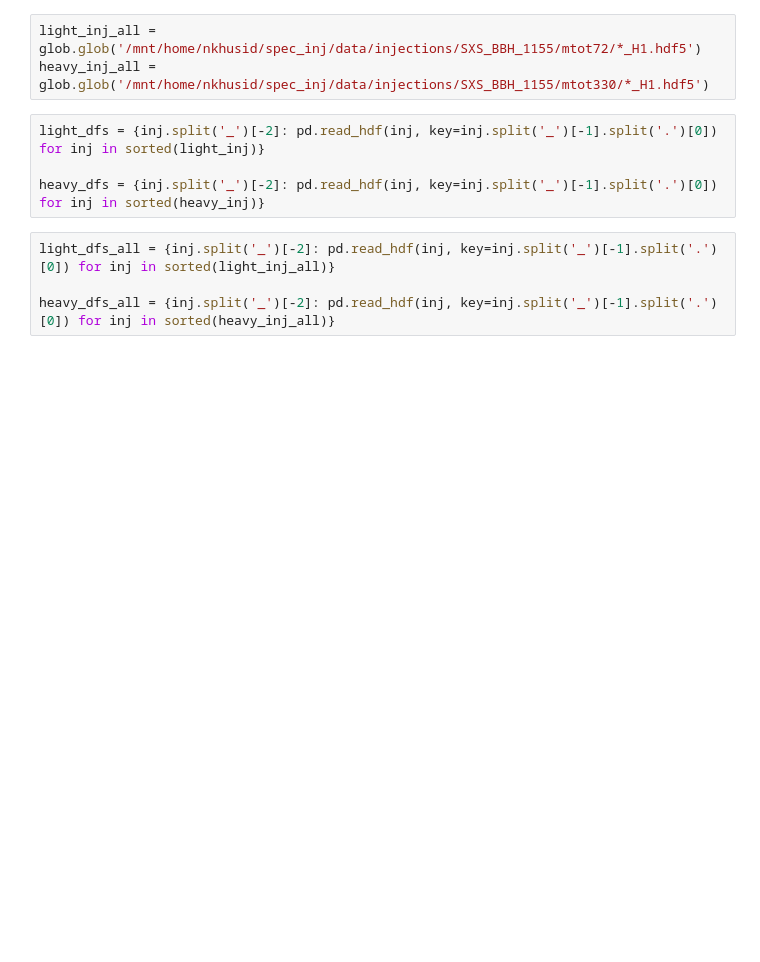
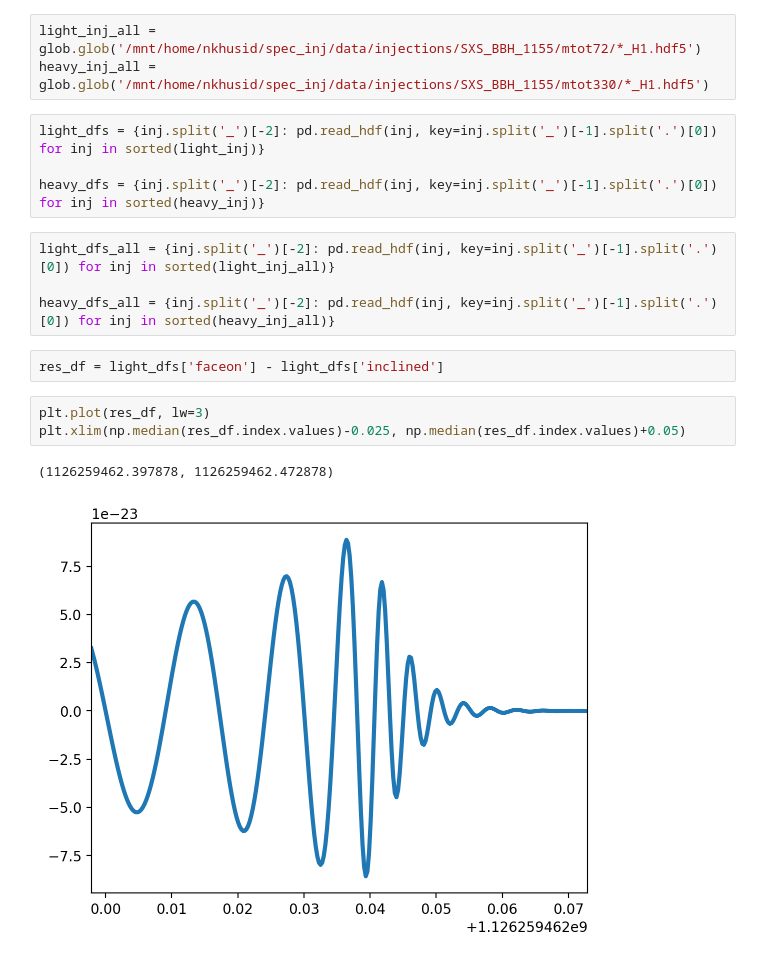
Before and after one commit to nkhusid/spectroscopic_injections, a Jupyter notebook: notebooks/NR_injections.ipynb, the cells around one changed output. Drawn from its saved outputs; the diff is of its cells as text; blank space fills up the shorter version.

```diff
--- a/notebooks/NR_injections.ipynb
+++ b/notebooks/NR_injections.ipynb
@@ -28,6 +45,14 @@ heavy_dfs = {inj.split('_')[-2]: pd.read_hdf(inj, key=inj.split('_')[-1].split('
 light_dfs_all = {inj.split('_')[-2]: pd.read_hdf(inj, key=inj.split('_')[-1].split('.')[0]) for inj in sorted(light_inj_all)}
 
 heavy_dfs_all = {inj.split('_')[-2]: pd.read_hdf(inj, key=inj.split('_')[-1].split('.')[0]) for inj in sorted(heavy_inj_all)}
+# %%
+res_df = light_dfs['faceon'] - light_dfs['inclined']
+# %%
+plt.plot(res_df, lw=3)
+plt.xlim(np.median(res_df.index.values)-0.025, np.median(res_df.index.values)+0.05)
+# %% [output]
+(1126259462.397878, 1126259462.472878)
+[figure, added]
 # %%
 fig, ax = plt.subplots(figsize=(10, 3))
 for i, (inc, df) in enumerate(light_dfs.items()):
```
Also changed, not shown: parts of 5 cells of this notebook, 1 other file.
